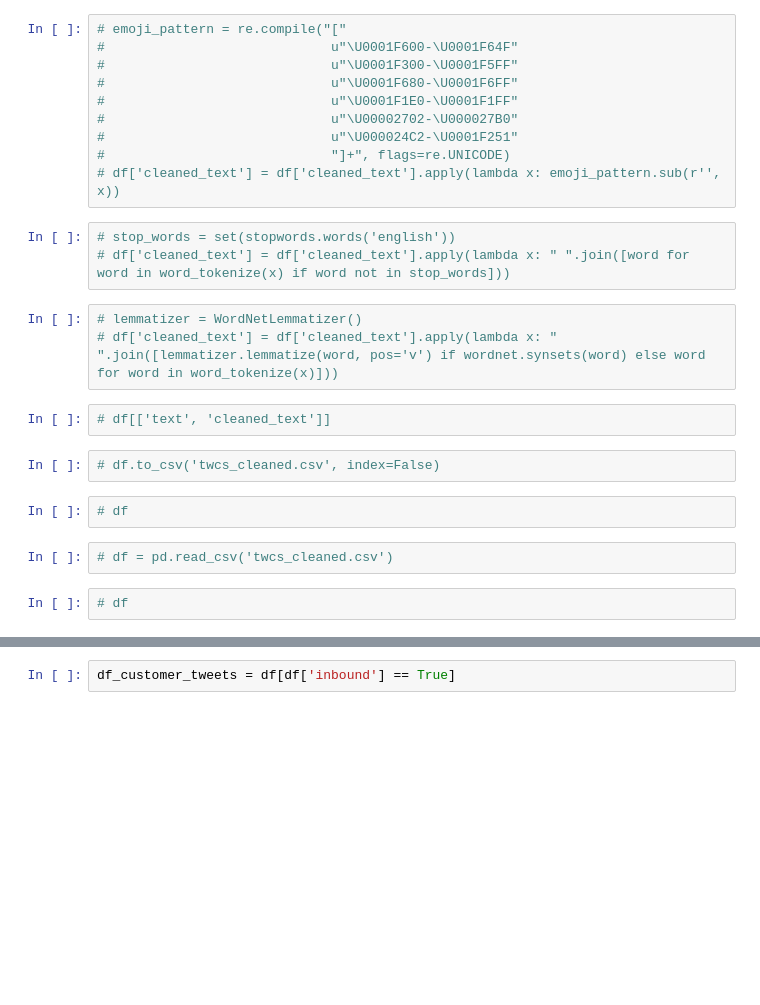
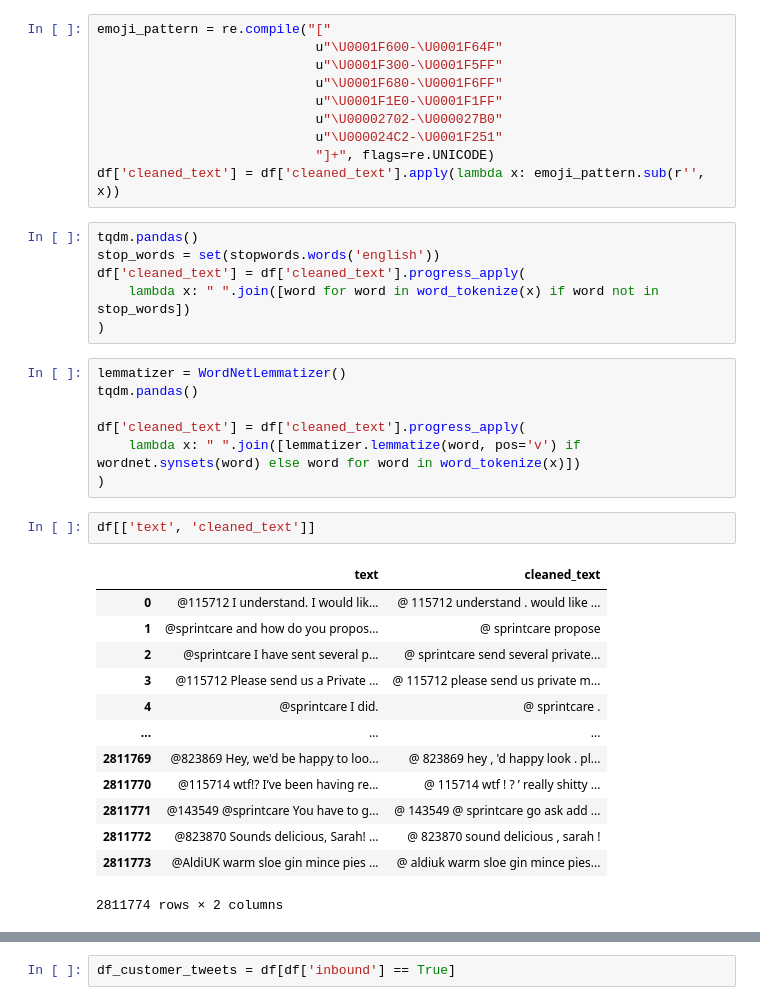
Before and after one commit to eric157/Machine-Learners, a Jupyter notebook: Unsupervised/T5-Unsupervised.ipynb, the cells around one changed output, grey strips where cells are left out. Cells and saved outputs as stored; diff of their text form; blank space fills up the shorter version.

```diff
--- a/Unsupervised/T5-Unsupervised.ipynb
+++ b/Unsupervised/T5-Unsupervised.ipynb
@@ -49,27 +107,40 @@ True
 # %%
-# emoji_pattern = re.compile("["
-#                             u"\U0001F600-\U0001F64F"
-#                             u"\U0001F300-\U0001F5FF"
-#                             u"\U0001F680-\U0001F6FF"
-#                             u"\U0001F1E0-\U0001F1FF"
-#                             u"\U00002702-\U000027B0"
-#                             u"\U000024C2-\U0001F251"
-#                             "]+", flags=re.UNICODE)
-# df['cleaned_text'] = df['cleaned_text'].apply(lambda x: emoji_pattern.sub(r'', x))
+emoji_pattern = re.compile("["
+                            u"\U0001F600-\U0001F64F"
+                            u"\U0001F300-\U0001F5FF"
+                            u"\U0001F680-\U0001F6FF"
+                            u"\U0001F1E0-\U0001F1FF"
+                            u"\U00002702-\U000027B0"
+                            u"\U000024C2-\U0001F251"
+                            "]+", flags=re.UNICODE)
+df['cleaned_text'] = df['cleaned_text'].apply(lambda x: emoji_pattern.sub(r'', x))
 # %%
-# stop_words = set(stopwords.words('english'))
-# df['cleaned_text'] = df['cleaned_text'].apply(lambda x: " ".join([word for word in word_tokenize(x) if word not in stop_words]))
+tqdm.pandas()
+stop_words = set(stopwords.words('english'))
+df['cleaned_text'] = df['cleaned_text'].progress_apply(
+    lambda x: " ".join([word for word in word_tokenize(x) if word not in stop_words])
+)
 # %%
-# lemmatizer = WordNetLemmatizer()
-# df['cleaned_text'] = df['cleaned_text'].apply(lambda x: " ".join([lemmatizer.lemmatize(word, pos='v') if wordnet.synsets(word) else word for word in word_tokenize(x)]))
+lemmatizer = WordNetLemmatizer()
+tqdm.pandas()
+
+df['cleaned_text'] = df['cleaned_text'].progress_apply(
+    lambda x: " ".join([lemmatizer.lemmatize(word, pos='v') if wordnet.synsets(word) else word for word in word_tokenize(x)])
+)
 # %%
-# df[['text', 'cleaned_text']]
+df[['text', 'cleaned_text']]
+# %% [output]
+|  | text | cleaned_text |
+| 0 | @115712 I understand. I would lik... | @ 115712 understand . would like ... |
+| 1 | @sprintcare and how do you propos... | @ sprintcare propose |
+| 2 | @sprintcare I have sent several p... | @ sprintcare send several private... |
+| 3 | @115712 Please send us a Private ... | @ 115712 please send us private m... |
+| 4 | @sprintcare I did. | @ sprintcare . |
+| ... | ... | ... |
+| 2811769 | @823869 Hey, we'd be happy to loo... | @ 823869 hey , 'd happy look . pl... |
+| 2811770 | @115714 wtf!? I’ve been having re... | @ 115714 wtf ! ? ’ really shitty ... |
+| 2811771 | @143549 @sprintcare You have to g... | @ 143549 @ sprintcare go ask add ... |
+| 2811772 | @823870 Sounds delicious, Sarah! ... | @ 823870 sound delicious , sarah ! |
+| 2811773 | @AldiUK warm sloe gin mince pies ... | @ aldiuk warm sloe gin mince pies... |
+2811774 rows × 2 columns
-# %%
-# df.to_csv('twcs_cleaned.csv', index=False)
-# %%
-# df
-# %%
-# df = pd.read_csv('twcs_cleaned.csv')
-# %%
-# df
 # %%
```
Also changed, not shown: parts of 48 cells of this notebook.
